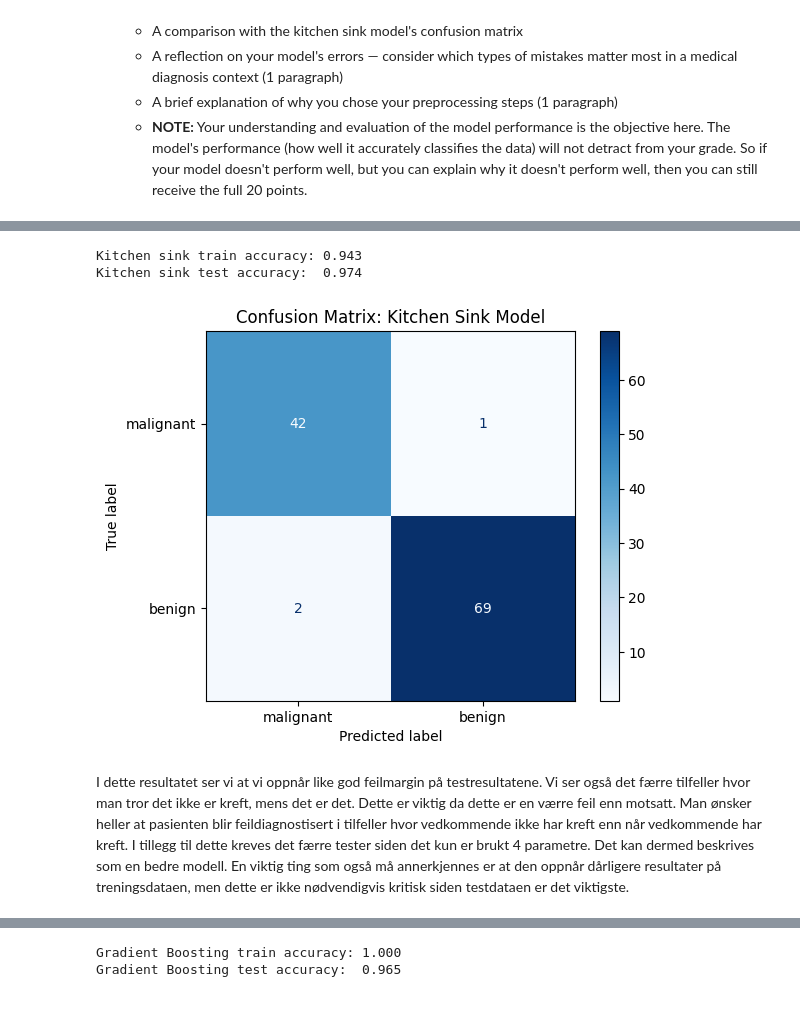
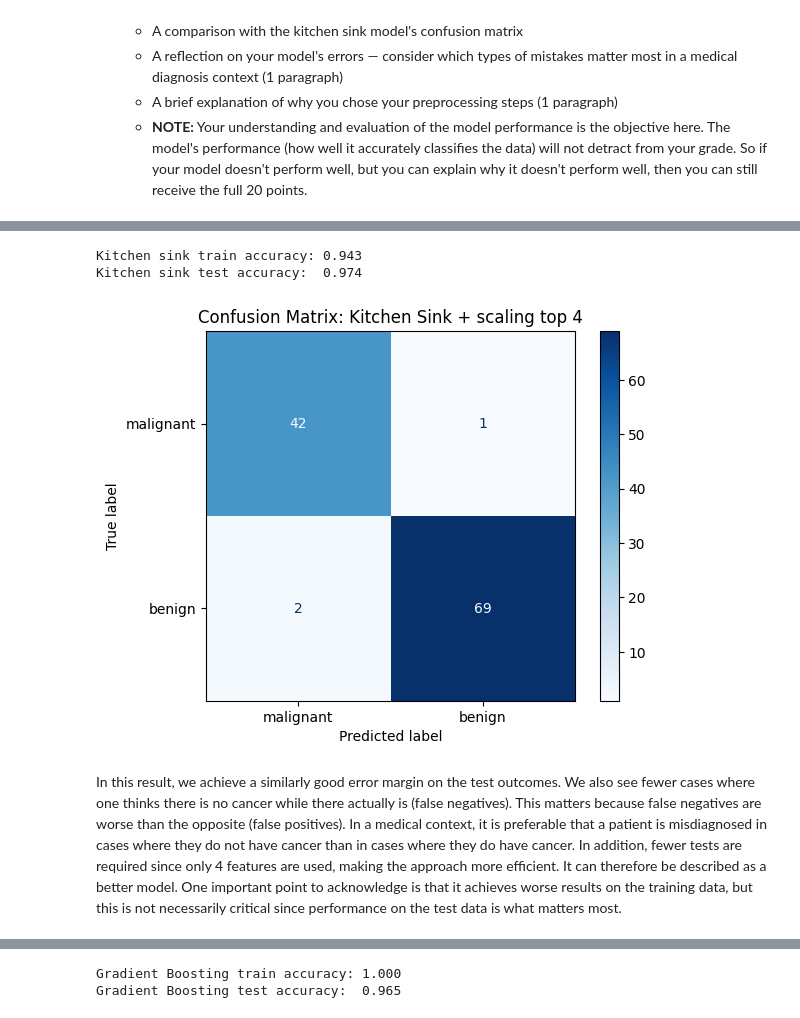
Before and after one commit to variasjon/ing3513-innlevering1, a Jupyter notebook: assignment01.ipynb, the cells around one changed output, grey strips where cells are left out. Cells and saved outputs as stored; diff of their text form; code cells hidden in the pictures.

```diff
--- a/assignment01.ipynb
+++ b/assignment01.ipynb
@@ -651,54 +662,42 @@ Vi har testet ulik mengde med parametre, ved å fjerne og å legge til parametre
 # %%
-# TODO: Build your pipeline
-# Consider: What preprocessing steps would help based on your EDA?
-# Available transformers: StandardScaler, PCA, ColumnTransformer, etc.
-
-# Example pipeline
 pipe = Pipeline(
     [
-        # Example: ColumnTransformer to select/transform specific columns
         (
             "preprocessor",
             ColumnTransformer(
                 [
                     ("selected_features", StandardScaler(), importance_10_ind[0:4]),
                     #Velger top 4 fra random forest
                 ]
             ),
         ),
         ("scaler", StandardScaler()),
         ("pca", PCA(n_components=1)),
         (
             "classifier",
             LogisticRegression(solver="saga", max_iter=1000, random_state=42),
         ),
     ]
 )
 
 pipe.fit(X_train, y_train)
 
-# TODO: Fit the pipeline on training data
-# TODO: Evaluate and print accuracy
 pipe_train_accuracy = pipe.score(X_train, y_train)
 pipe_accuracy = pipe.score(X_test, y_test)
 print(f"Kitchen sink train accuracy: {pipe_train_accuracy:.3f}")
 print(f"Kitchen sink test accuracy:  {pipe_accuracy:.3f}")
 
 ConfusionMatrixDisplay.from_estimator(
     pipe, X_test, y_test, display_labels=cancer.target_names, cmap="Blues"
 )
-plt.title("Confusion Matrix: Kitchen Sink Model")
+plt.title("Confusion Matrix: Kitchen Sink + scaling top 4")
 plt.show()
-
-# TODO: Plot confusion matrix
-
-# Add as many code and markdown cells as needed.
 # %% [output]
 Kitchen sink train accuracy: 0.943
 Kitchen sink test accuracy:  0.974
-[figure, old version]
+[figure, new version]
 # %% [markdown]
-I dette resultatet ser vi at vi oppnår like god feilmargin på testresultatene. Vi ser også det færre tilfeller hvor man tror det ikke er kreft, mens det er det. Dette er viktig da dette er en værre feil enn motsatt. Man ønsker heller at pasienten blir feildiagnostisert i tilfeller hvor vedkommende ikke har kreft enn når vedkommende har kreft. I tillegg til dette kreves det færre tester siden det kun er brukt 4 parametre. Det kan dermed beskrives som en bedre modell. En viktig ting som også må annerkjennes er at den oppnår dårligere resultater på treningsdataen, men dette er ikke nødvendigvis kritisk siden testdataen er det viktigste.
+In this result, we achieve a similarly good error margin on the test outcomes. We also see fewer cases where one thinks there is no cancer while there actually is (false negatives). This matters because false negatives are worse than the opposite (false positives). In a medical context, it is preferable that a patient is misdiagnosed in cases where they do not have cancer than in cases where they do have cancer. In addition, fewer tests are required since only 4 features are used, making the approach more efficient. It can therefore be described as a better model. One important point to acknowledge is that it achieves worse results on the training data, but this is not necessarily critical since performance on the test data is what matters most.
 # %% [markdown]
 ### Gradient Boosting Classifier
 
```
Also changed, not shown: parts of 22 cells of this notebook.
